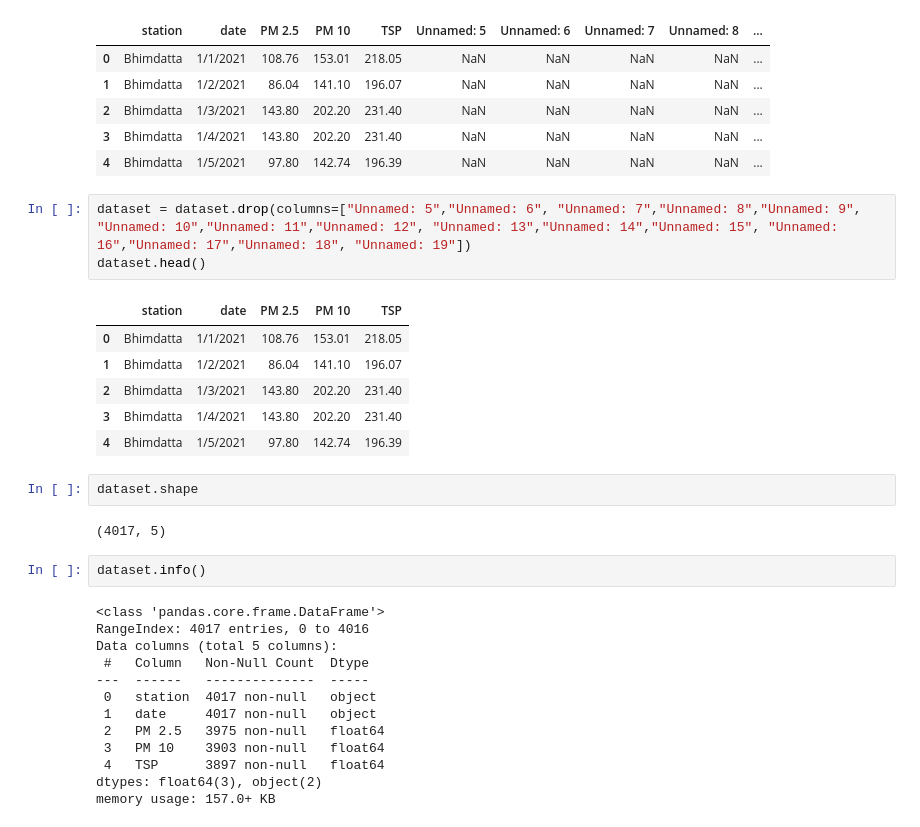
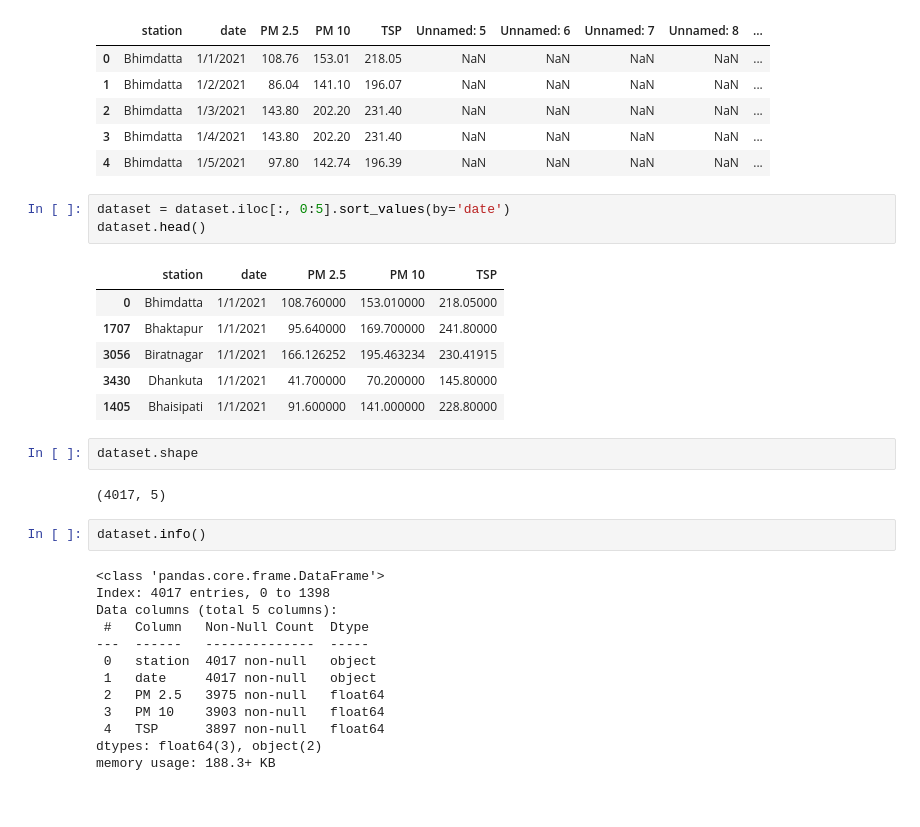
Before and after one commit to shawinCreates/Dhulo-Watch, a Jupyter notebook: notebooks/datacleaning.ipynb, the cells around one changed output. Drawn from its saved outputs; the diff is of its cells as text.

```diff
--- a/notebooks/datacleaning.ipynb
+++ b/notebooks/datacleaning.ipynb
@@ -11,15 +13,15 @@ dataset.head()
 | 3 | Bhimdatta | 1/4/2021 | 143.80 | 202.20 | 231.40 | NaN | NaN | NaN | NaN | ... |
 | 4 | Bhimdatta | 1/5/2021 | 97.80 | 142.74 | 196.39 | NaN | NaN | NaN | NaN | ... |
 # %%
-dataset = dataset.drop(columns=["Unnamed: 5","Unnamed: 6", "Unnamed: 7","Unnamed: 8","Unnamed: 9", "Unnamed: 10","Unnamed: 11","Unnamed: 12", "Unnamed: 13","Unnamed: 14","Unnamed: 15", "Unnamed: 16","Unnamed: 17","Unnamed: 18", "Unnamed: 19"])
+dataset = dataset.iloc[:, 0:5].sort_values(by='date')
 dataset.head()
 # %% [output]
 |  | station | date | PM 2.5 | PM 10 | TSP |
-| 0 | Bhimdatta | 1/1/2021 | 108.76 | 153.01 | 218.05 |
-| 1 | Bhimdatta | 1/2/2021 | 86.04 | 141.10 | 196.07 |
-| 2 | Bhimdatta | 1/3/2021 | 143.80 | 202.20 | 231.40 |
-| 3 | Bhimdatta | 1/4/2021 | 143.80 | 202.20 | 231.40 |
-| 4 | Bhimdatta | 1/5/2021 | 97.80 | 142.74 | 196.39 |
+| 0 | Bhimdatta | 1/1/2021 | 108.760000 | 153.010000 | 218.05000 |
+| 1707 | Bhaktapur | 1/1/2021 | 95.640000 | 169.700000 | 241.80000 |
+| 3056 | Biratnagar | 1/1/2021 | 166.126252 | 195.463234 | 230.41915 |
+| 3430 | Dhankuta | 1/1/2021 | 41.700000 | 70.200000 | 145.80000 |
+| 1405 | Bhaisipati | 1/1/2021 | 91.600000 | 141.000000 | 228.80000 |
 # %%
 dataset.shape
 # %% [output]
@@ -28,7 +30,7 @@ dataset.shape
 dataset.info()
 # %% [output]
 <class 'pandas.core.frame.DataFrame'>
-RangeIndex: 4017 entries, 0 to 4016
+Index: 4017 entries, 0 to 1398
 Data columns (total 5 columns):
  #   Column   Non-Null Count  Dtype
 ---  ------   --------------  -----
@@ -38,4 +40,4 @@ Data columns (total 5 columns):
  3   PM 10    3903 non-null   float64
  4   TSP      3897 non-null   float64
 dtypes: float64(3), object(2)
-memory usage: 157.0+ KB
+memory usage: 188.3+ KB
```
Also changed, not shown: parts of 5 cells of this notebook, 2 other files.
